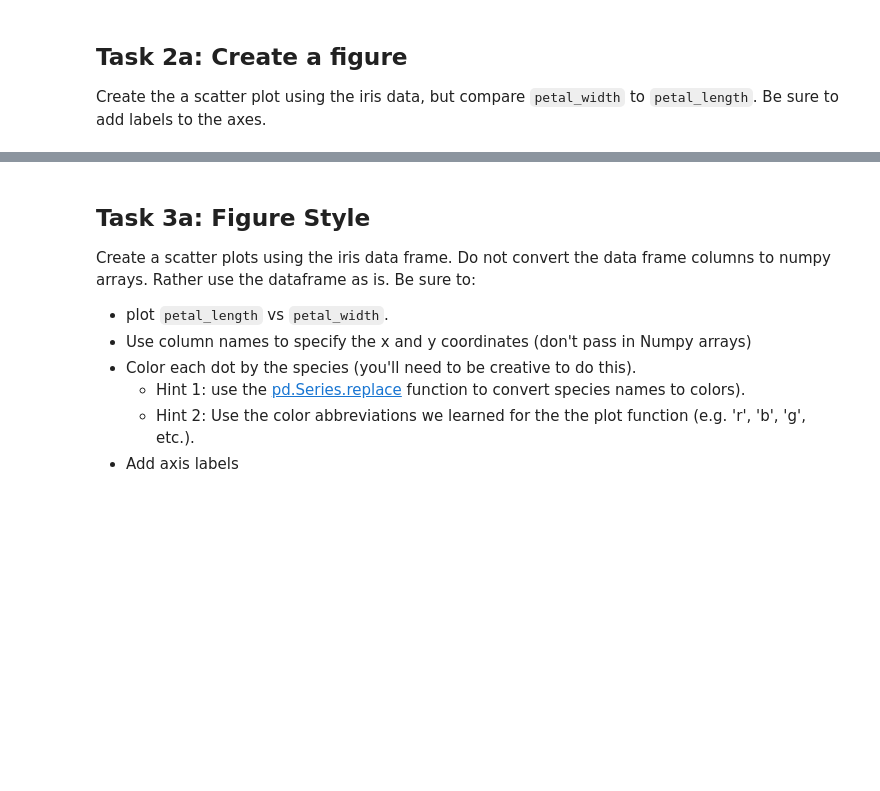
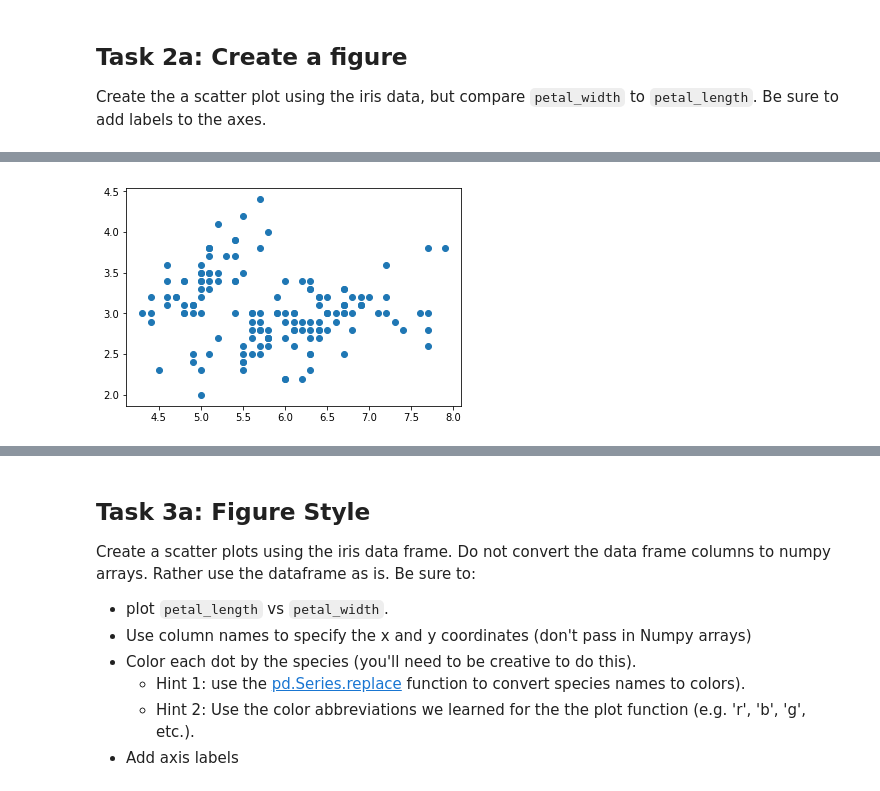
Before and after one commit to DslimII/hort503, a Jupyter notebook: MatPlot Part 1/A05-Matplotlib_Part1-Practice.ipynb, the cells around one changed output, grey strips where cells are left out. Cells and saved outputs as stored; diff of their text form; code cells hidden in the pictures; blank space fills up the shorter version.

```diff
--- a/MatPlot Part 1/A05-Matplotlib_Part1-Practice.ipynb
+++ b/MatPlot Part 1/A05-Matplotlib_Part1-Practice.ipynb
@@ -36,0 +61,7 @@ Create the a scatter plot using the iris data, but compare `petal_width` to `pet
+# %%
+fig = plt.figure()
+ax = fig.add_subplot(1, 1, 1)
+ax.scatter(df['sepal_length'].values, df['sepal_width'].values)
+plt.show()
+# %% [output]
+[figure, added]
```
Also changed, not shown: parts of 29 cells of this notebook, 1 other file.
